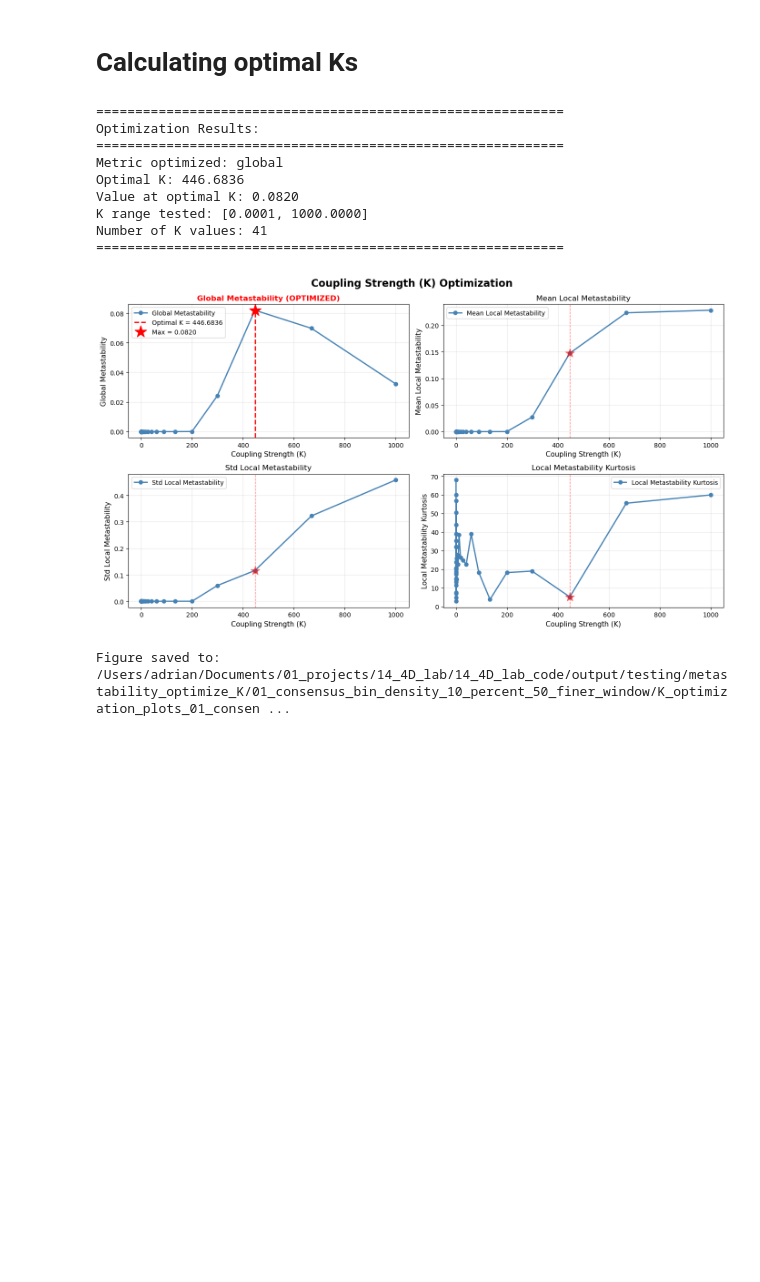
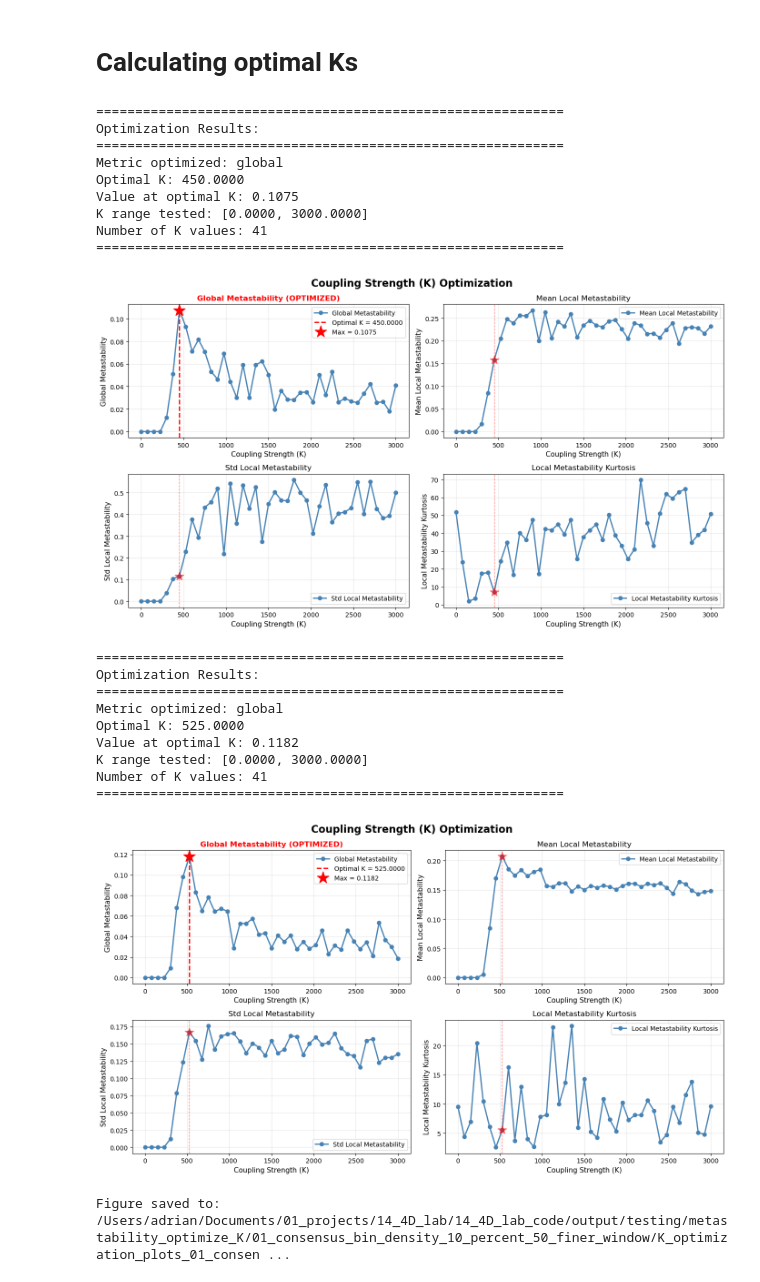
Before and after one commit to ad045/simba, a Jupyter notebook: src/analysis/calculate_metastability_optimize_K.ipynb, the cells around one changed output. Saved outputs shown, nothing was run; the diff lists cells and outputs as text; code cells hidden in the pictures; blank space fills up the shorter version.

```diff
--- a/src/analysis/calculate_metastability_optimize_K.ipynb
+++ b/src/analysis/calculate_metastability_optimize_K.ipynb
@@ -75,7 +72,7 @@ optimal_metric = 'global'
 # bin and thres and sampled to 100 nodes total:
 
 ids_to_evaluate = [0, 103, 169, 188, 206]
-K_range = np.logspace(-4, 3, 41)
+K_range = np.linspace(0, 3000, 41) # np.logspace(-4, 3, 41)
 optimal_metric = 'global'
 
 
@@ -105,41 +102,52 @@ for animal_id in ids_to_evaluate:
     optimal_K, results = find_optimal_K(
         A,
         K_range=K_range,
         metric=optimal_metric,
         sim_time=500,  # Shorter for example
         verbose=True
     )
 
     # Plot results
     plot_K_optimization(results)
     plt.show()
 
     results = {"optimal_K": optimal_K,
                 "results": results}
 
     results_arr.append(results)
     optimal_K_arr.append(optimal_K)
     start_idx_arr.append(animal_id)
 
     # save intermediate results
-    np.save(save_path / "results_arr_partial.npy", results_arr)
-    np.save(save_path / "K_optimal_arr_partial.npy", optimal_K_arr)
-    np.save(save_path / "evaluated_ids_partial.npy", start_idx_arr)
+    np.save(save_path / f"results_arr_partial_animal_id_{animal_id}.npy", results_arr)
+    np.save(save_path / f"K_optimal_arr_partial_animal_id_{animal_id}.npy", optimal_K_arr)
+    np.save(save_path / f"evaluated_ids_partial_animal_id_{animal_id}.npy", start_idx_arr)
 
-    break # 2:17  -> 1:03
+    # break # 2:17  -> 1:03
 
+print(save_path)
 # total: 54 min for 5 animals (when 200 total nodes)
 # %% [output]
 ============================================================
 Optimization Results:
 ============================================================
 Metric optimized: global
-Optimal K: 446.6836
-Value at optimal K: 0.0820
-K range tested: [0.0001, 1000.0000]
+Optimal K: 450.0000
+Value at optimal K: 0.1075
+K range tested: [0.0000, 3000.0000]
 Number of K values: 41
 ============================================================
-[figure, old version]
+[figure, new version]
+============================================================
+Optimization Results:
+============================================================
+Metric optimized: global
+Optimal K: 525.0000
+Value at optimal K: 0.1182
+K range tested: [0.0000, 3000.0000]
+Number of K values: 41
+============================================================
+[figure, added]
 # %%
 results_arr = np.load(save_path / "results_arr_partial.npy", allow_pickle=True)
 start_idx_arr = np.load(save_path / "evaluated_ids_partial.npy", allow_pickle=True)
```
Also changed, not shown: parts of 1 cell of this notebook, 9 other files.
